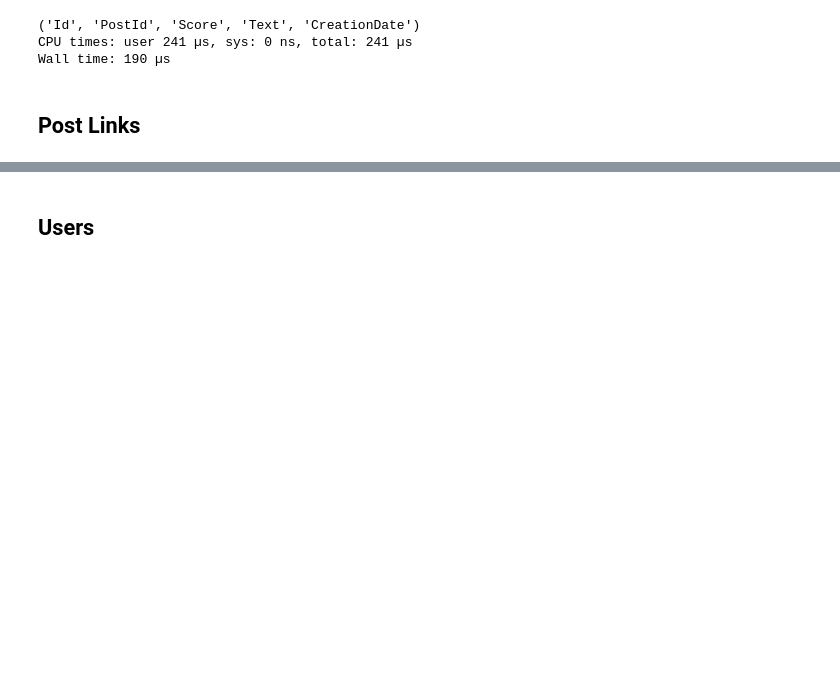
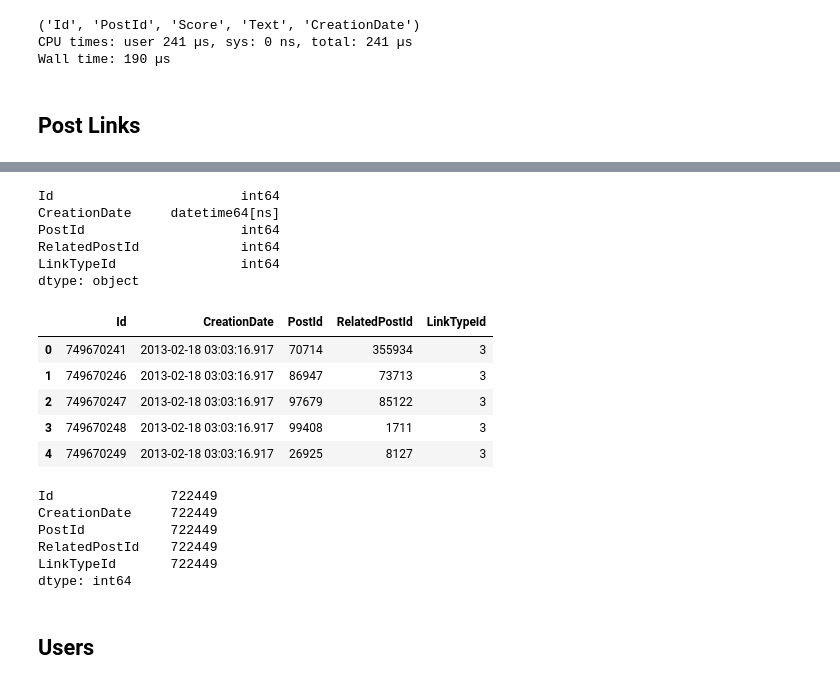
Before and after one commit to tabsoverspaces/bigdata_project, a Jupyter notebook: main.ipynb, the cells around one changed output, grey strips where cells are left out. Cells and saved outputs as stored; diff of their text form; code cells hidden in the pictures; blank space fills up the shorter version.

Commit message:
playground v9.5 more dataframes

```diff
--- a/main.ipynb
+++ b/main.ipynb
@@ -154,9 +163,9 @@ def meta_from_header(header):
     ret = []
     for k in header:
         if k.find("Date") >= 0:
-            ret.append((k, np.datetime64))
+            ret.append((k, np.dtype('datetime64[ns]')))
         elif k.find("Id") >= 0 or k.find("Score") >= 0 or k.find("Count") >= 0:
-            ret.append((k, np.int64))
+            ret.append((k, np.int_))
         else:
             ret.append((k, np.dtype('S'))) ## TODO some better parsing to string type
     return ret
@@ -361,0 +365,6 @@ Wall time: 5.25 µs
+# %%
+%%time
+##('Id', 'CreationDate', 'PostId', 'RelatedPostId', 'LinkTypeId')
+temp_pl = postlinks_bag.filter(lambda x: x.find("LinkTypeId=\"3\"") >= 0).map(xml_row_to_tuple_attrs, d=dplb[0])
+temp_pl = temp_pl.to_dataframe(meta=meta_from_header(dplb[0]))
+temp_pl.to_csv("DuplicateFrame-*.csv.tar.xz",compression="xz",index=False)
@@ -362,3 +374,30 @@ Wall time: 5.25 µs
+# %%
+temp_pl.dtypes
+# %% [output]
+Id                        int64
+CreationDate     datetime64[ns]
+PostId                    int64
+RelatedPostId             int64
+LinkTypeId                int64
+dtype: object
+# %%
+temp_pl.head()
+# %% [output]
+|  | Id | CreationDate | PostId | RelatedPostId | LinkTypeId |
+| 0 | 749670241 | 2013-02-18 03:03:16.917 | 70714 | 355934 | 3 |
+| 1 | 749670246 | 2013-02-18 03:03:16.917 | 86947 | 73713 | 3 |
+| 2 | 749670247 | 2013-02-18 03:03:16.917 | 97679 | 85122 | 3 |
+| 3 | 749670248 | 2013-02-18 03:03:16.917 | 99408 | 1711 | 3 |
+| 4 | 749670249 | 2013-02-18 03:03:16.917 | 26925 | 8127 | 3 |
+# %%
+temp_pl.count().compute()
+# %% [output]
+Id               722449
+CreationDate     722449
+PostId           722449
+RelatedPostId    722449
+LinkTypeId       722449
+dtype: int64
 # %% [markdown]
 ## Users
 # %%
```
Also changed, not shown: parts of 32 cells of this notebook, 1 other file.
